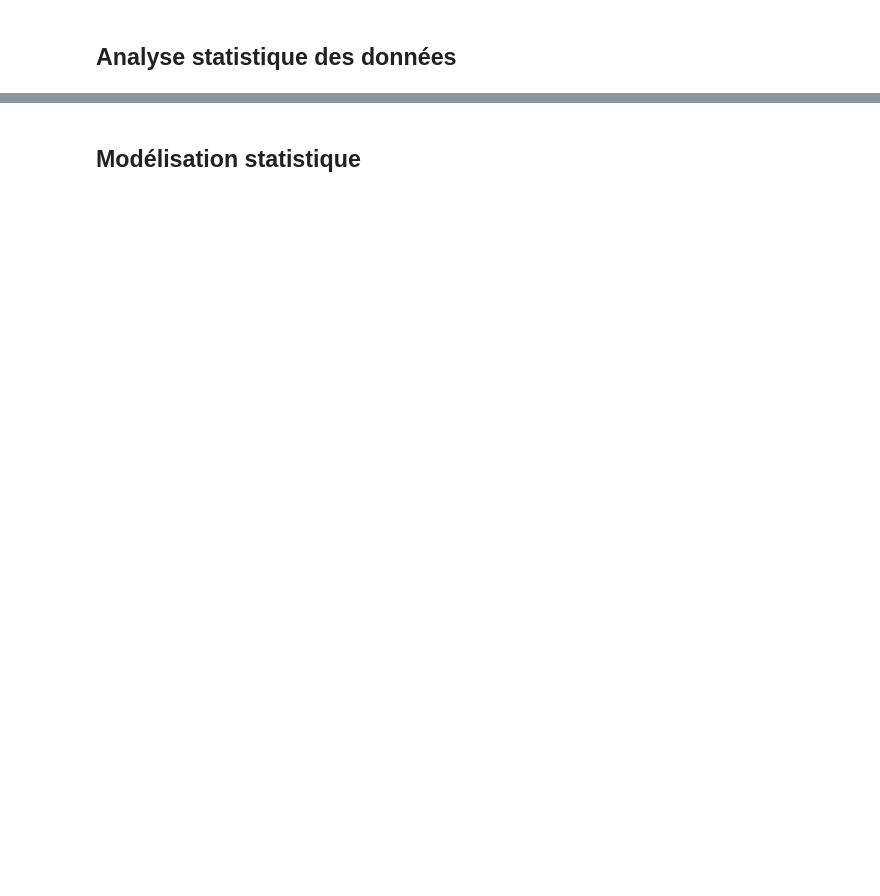
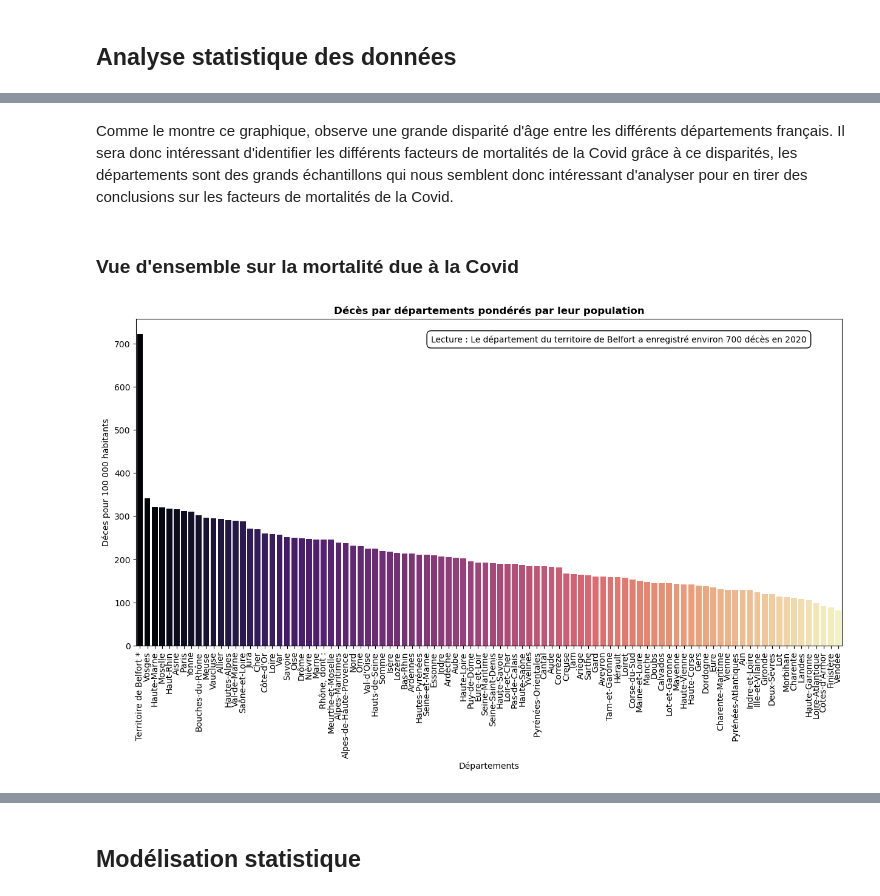
Before and after one commit to gabrielfrancois/DS_Covid, a Jupyter notebook: main.ipynb, the cells around one changed output, grey strips where cells are left out. Drawn from its saved outputs; the diff is of its cells as text; code cells hidden in the pictures; blank space fills up the shorter version.

```diff
--- a/main.ipynb
+++ b/main.ipynb
@@ -64,0 +84,35 @@ df_final.head()
+# %% [markdown]
+Comme le montre ce graphique, observe une grande disparité d'âge entre les différents départements français. Il sera donc intéressant d'identifier les différents facteurs de mortalités de la Covid grâce à ce disparités, les départements sont des grands échantillons qui nous semblent donc intéressant d'analyser pour en tirer des conclusions sur les facteurs de mortalités de la Covid.
+# %% [markdown]
+### Vue d'ensemble sur la mortalité due à la Covid
+# %%
+""" Nombre de décès par rapport à la population totale"""
+
+df_visu["deces_pond"] = df_visu["nb deces"]/df_visu["pop_totale"]*100_000
+sort_dies = df_visu.sort_values(by="deces_pond", ascending=False)
+
+#bar plot
+plt.figure(figsize=(15,7))
+ax=sns.barplot(x="nom_dep", y="deces_pond", data=sort_dies, palette="magma")
+plt.xticks(rotation=90)
+plt.title("Décès par départements pondérés par leur population", fontweight='bold')
+plt.xlabel("Départements")
+plt.ylabel("Déces pour 100 000 habitants")
+# on insère la légende :
+# ajout de l'asterisque
+labels = ax.get_xticklabels()
+labels[0] = labels[0].get_text() + ' *'
+ax.set_xticklabels(labels)
+
+# Ajout de la légende
+plt.text(0.95, 0.95, 'Lecture : Le département du territoire de Belfort a enregistré environ 700 décès en 2020',
+         horizontalalignment='right',
+         verticalalignment='top',
+         transform=ax.transAxes,
+         fontsize=10,
+         bbox=dict(facecolor='white', edgecolor='black', boxstyle='round,pad=0.5'))
+
+
+plt.show()
+# %% [output]
+[figure, added]
```
Also changed, not shown: parts of 13 cells of this notebook, 1 other file.
